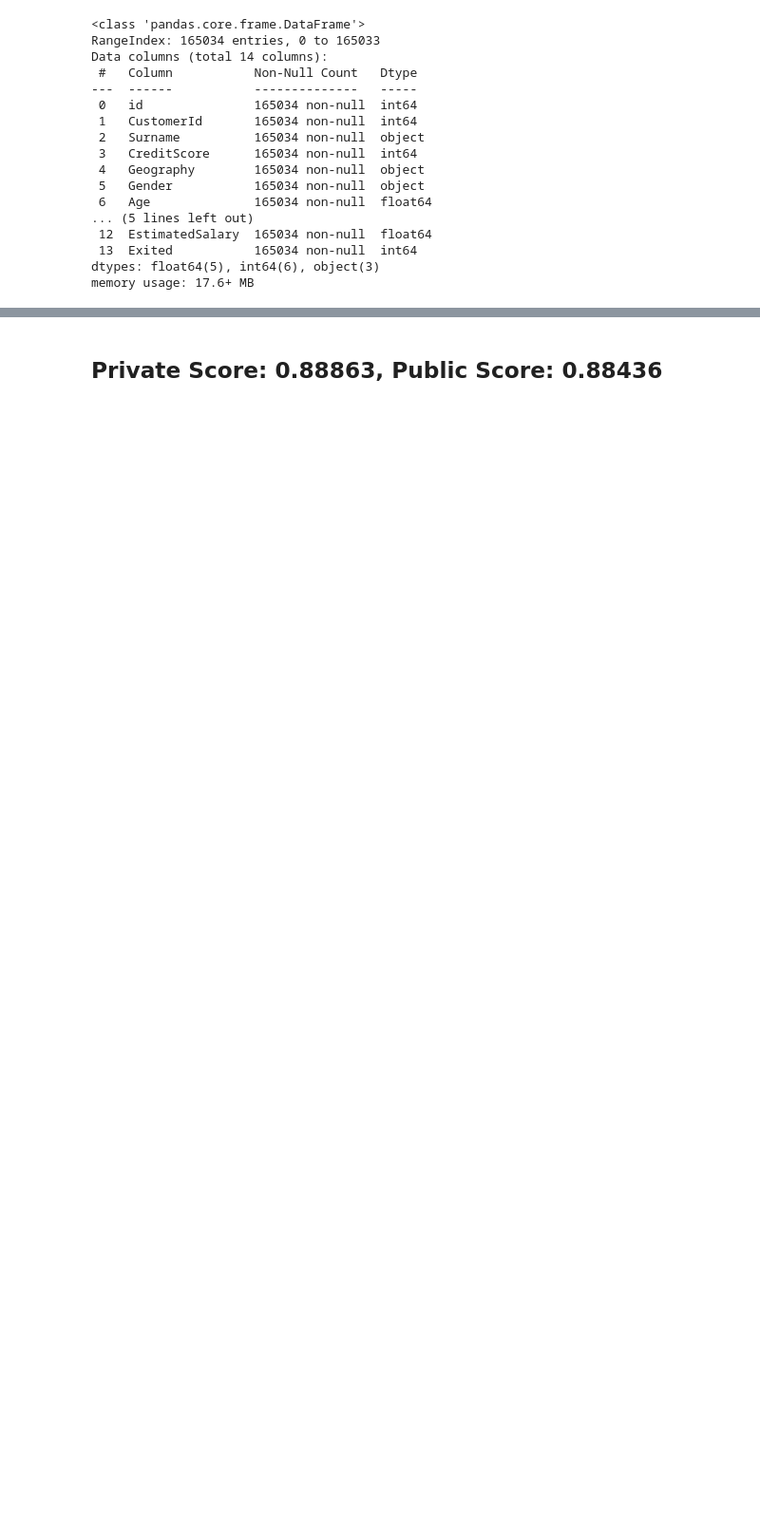
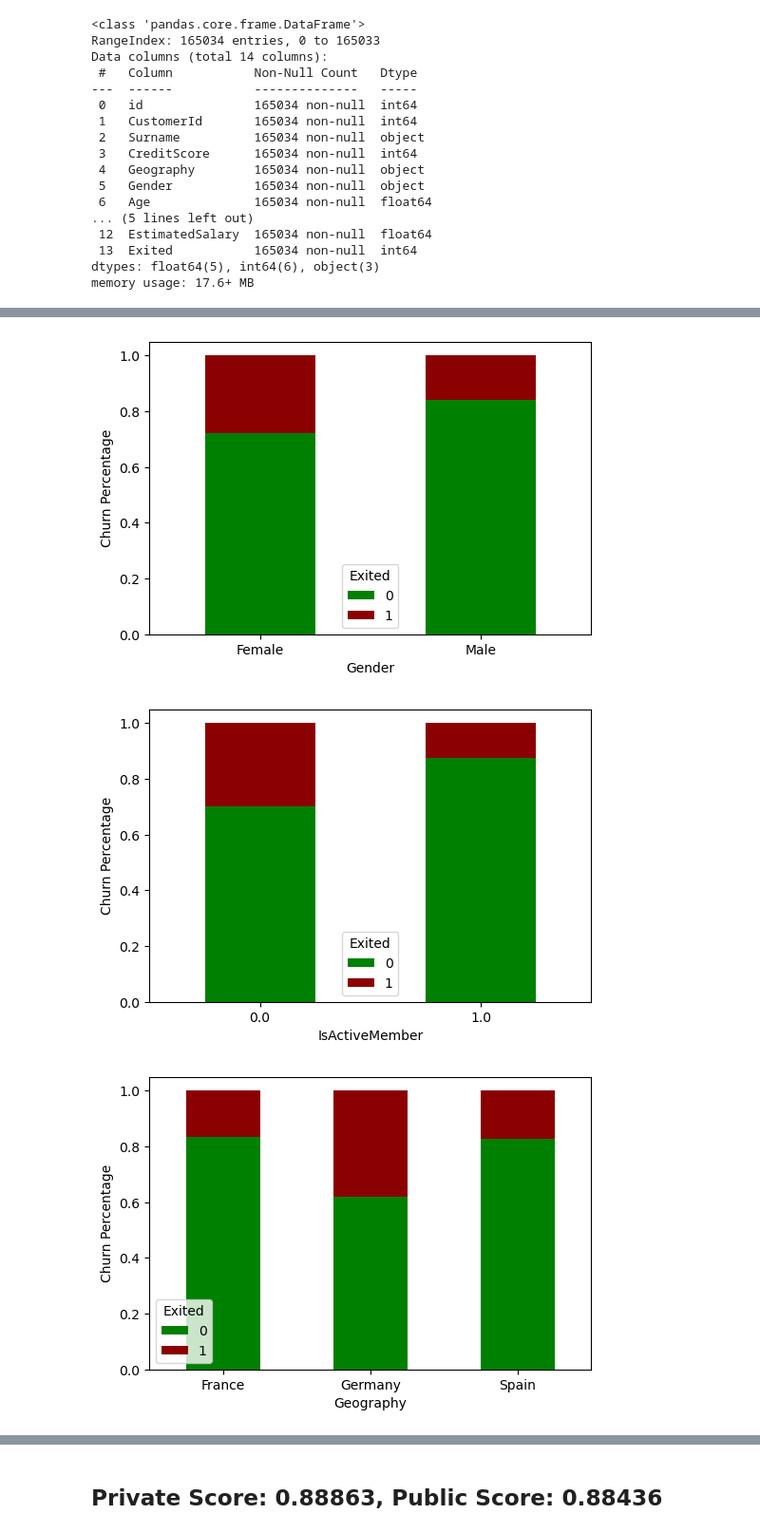
Before and after one commit to MilesQLi/Miles_Data_Science_Collection, a Jupyter notebook: BinaryClassificationWithABankChurnDataset/main.ipynb, the cells around one changed output, grey strips where cells are left out. Shown: that part at 95% size. Drawn from its saved outputs; the diff is of its cells as text; code cells hidden in the pictures; blank space fills up the shorter version.

```diff
--- a/BinaryClassificationWithABankChurnDataset/main.ipynb
+++ b/BinaryClassificationWithABankChurnDataset/main.ipynb
@@ -49,0 +82,10 @@ memory usage: 17.6+ MB
+# %%
+stacked_plot(train_df, 'Gender', target)
+stacked_plot(train_df, 'IsActiveMember', target)
+stacked_plot(train_df, 'Geography', target)
+stacked_plot(train_df, 'Tenure', target)
+stacked_plot(train_df, 'NumOfProducts', target)
+# %% [output]
+[figure, added]
+[figure, added]
+[figure, added]
```
Also changed, not shown: parts of 11 cells of this notebook, 3 other files.
